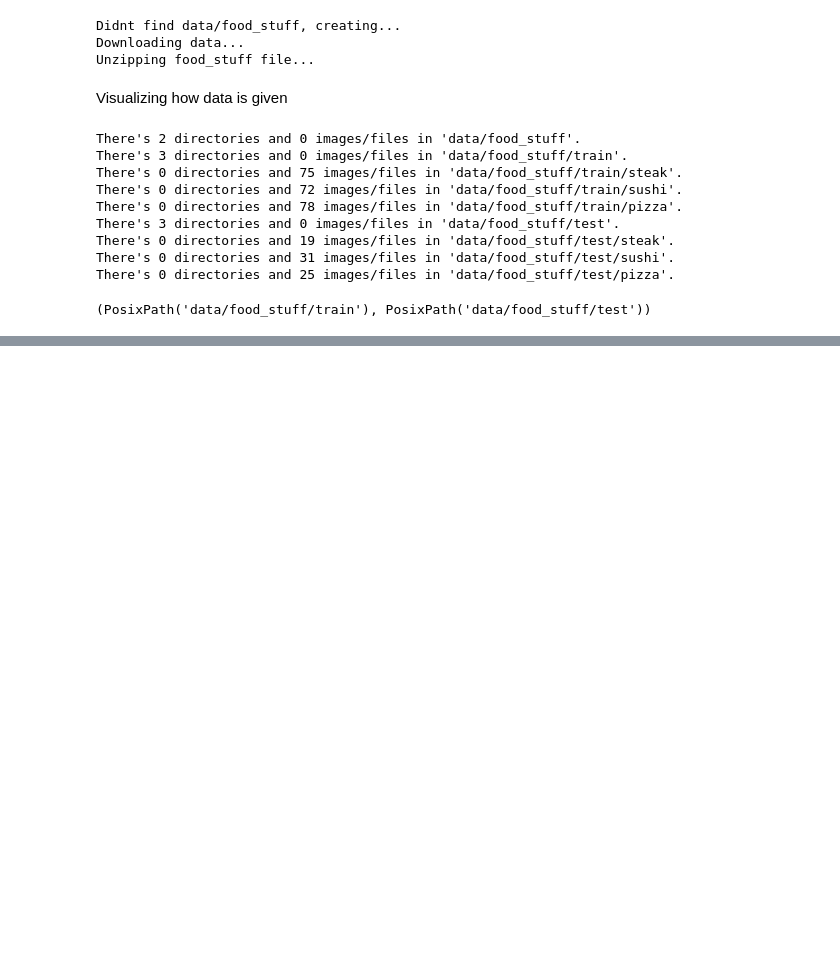
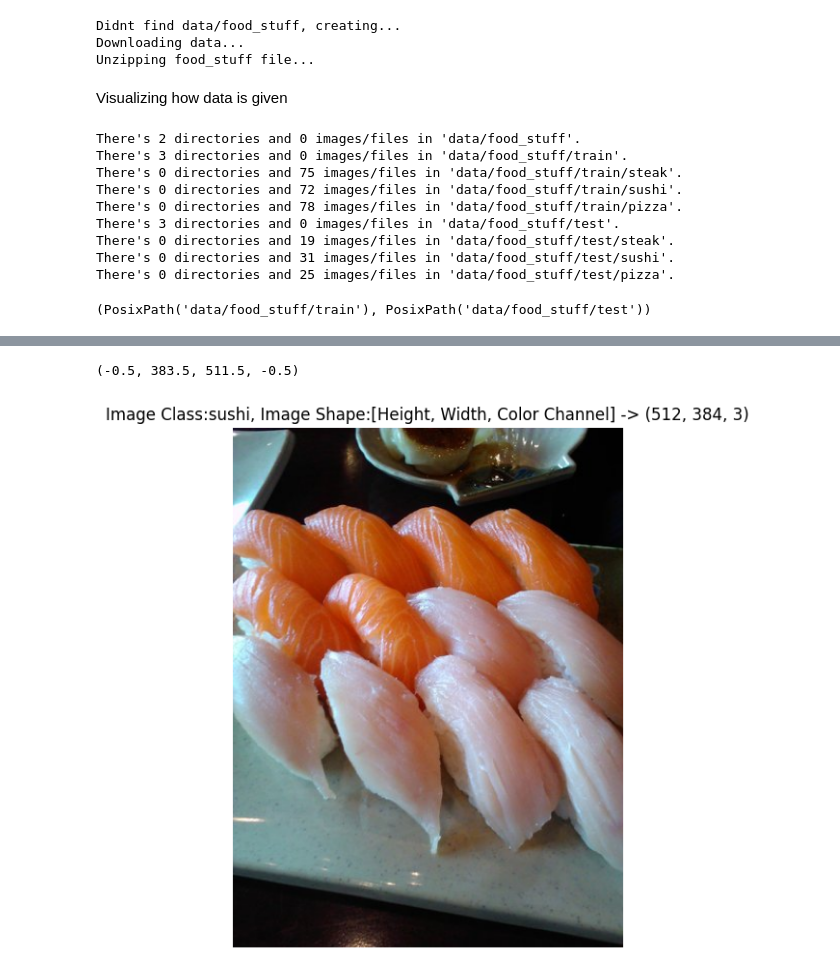
Before and after one commit to FrodoBaggins87/Neural_Networks, a Jupyter notebook: Custom_datasets.ipynb, the cells around one changed output, grey strips where cells are left out. Saved outputs shown, nothing was run; the diff lists cells and outputs as text; code cells hidden in the pictures; blank space fills up the shorter version.

```diff
--- a/Custom_datasets.ipynb
+++ b/Custom_datasets.ipynb
@@ -77,0 +107,14 @@ train_dir, test_dir
+# %%
+#Using Matplotlib.pyplot.imshow
+import numpy as np
+import matplotlib.pyplot as plt
+#turning image to array
+img_as_array=np.asarray(img)
+#plot the image with matplotlib
+plt.figure(figsize=(10,7))
+plt.imshow(img_as_array)
+plt.title(f"Image Class:{image_class}, Image Shape:[Height, Width, Color Channel] -> {img_as_array.shape}")
+plt.axis(False)
+# %% [output]
+(-0.5, 383.5, 511.5, -0.5)
+[figure, added]
```
Also changed, not shown: parts of 2 cells of this notebook.
